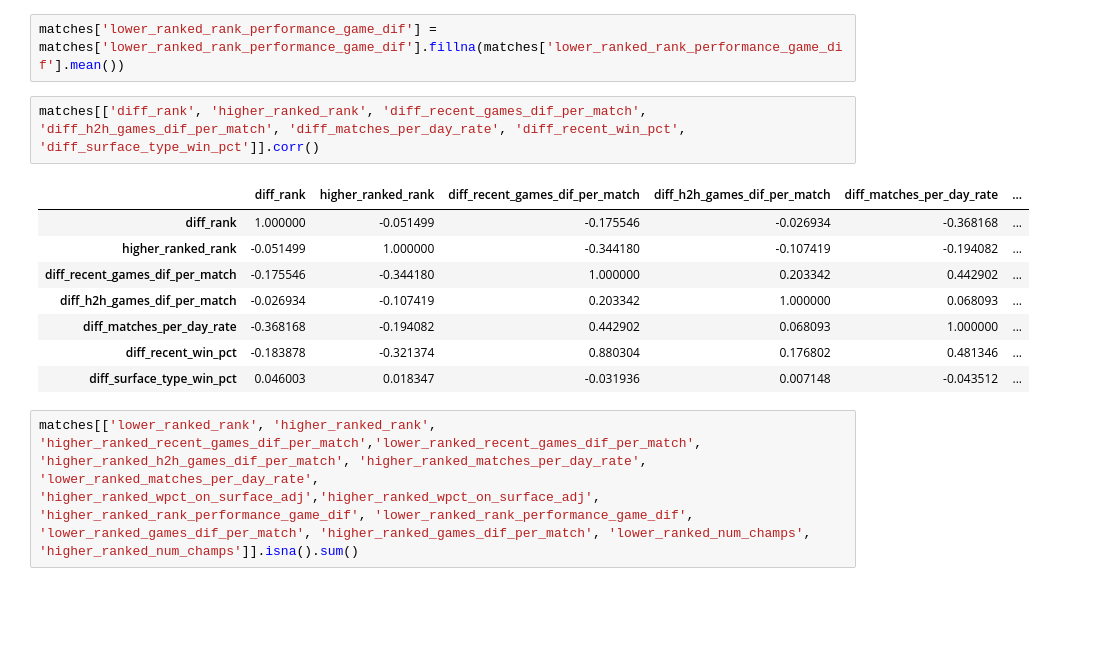
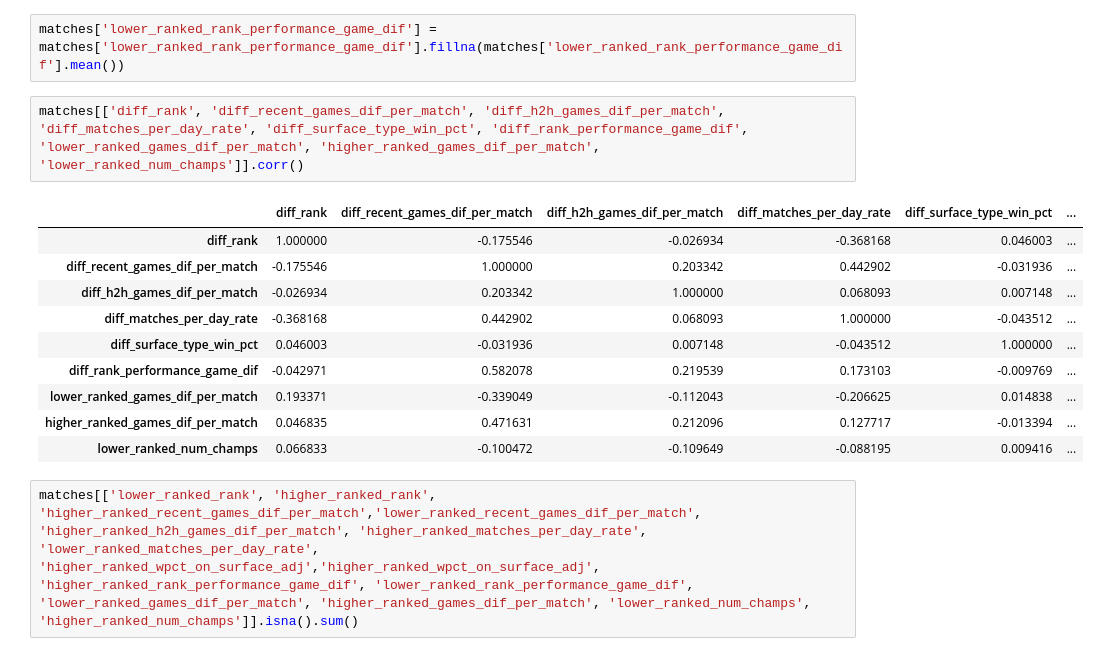
Before and after one commit to rielaben/Tennis_Modeling, a Jupyter notebook: train_test_model.ipynb, the cells around one changed output. Cells and saved outputs as stored; diff of their text form; blank space fills up the shorter version.

```diff
--- a/train_test_model.ipynb
+++ b/train_test_model.ipynb
@@ -74,16 +74,18 @@ matches['higher_ranked_rank_performance_game_dif'] = matches['higher_ranked_rank
 # %%
 matches['lower_ranked_rank_performance_game_dif'] = matches['lower_ranked_rank_performance_game_dif'].fillna(matches['lower_ranked_rank_performance_game_dif'].mean())
 # %%
-matches[['diff_rank', 'higher_ranked_rank', 'diff_recent_games_dif_per_match', 'diff_h2h_games_dif_per_match', 'diff_matches_per_day_rate', 'diff_recent_win_pct', 'diff_surface_type_win_pct']].corr()
+matches[['diff_rank', 'diff_recent_games_dif_per_match', 'diff_h2h_games_dif_per_match', 'diff_matches_per_day_rate', 'diff_surface_type_win_pct', 'diff_rank_performance_game_dif', 'lower_ranked_games_dif_per_match', 'higher_ranked_games_dif_per_match', 'lower_ranked_num_champs']].corr()
 # %% [output]
-|  | diff_rank | higher_ranked_rank | diff_recent_games_dif_per_match | diff_h2h_games_dif_per_match | diff_matches_per_day_rate | ... |
-| diff_rank | 1.000000 | -0.051499 | -0.175546 | -0.026934 | -0.368168 | ... |
-| higher_ranked_rank | -0.051499 | 1.000000 | -0.344180 | -0.107419 | -0.194082 | ... |
-| diff_recent_games_dif_per_match | -0.175546 | -0.344180 | 1.000000 | 0.203342 | 0.442902 | ... |
-| diff_h2h_games_dif_per_match | -0.026934 | -0.107419 | 0.203342 | 1.000000 | 0.068093 | ... |
-| diff_matches_per_day_rate | -0.368168 | -0.194082 | 0.442902 | 0.068093 | 1.000000 | ... |
-| diff_recent_win_pct | -0.183878 | -0.321374 | 0.880304 | 0.176802 | 0.481346 | ... |
-| diff_surface_type_win_pct | 0.046003 | 0.018347 | -0.031936 | 0.007148 | -0.043512 | ... |
+|  | diff_rank | diff_recent_games_dif_per_match | diff_h2h_games_dif_per_match | diff_matches_per_day_rate | diff_surface_type_win_pct | ... |
+| diff_rank | 1.000000 | -0.175546 | -0.026934 | -0.368168 | 0.046003 | ... |
+| diff_recent_games_dif_per_match | -0.175546 | 1.000000 | 0.203342 | 0.442902 | -0.031936 | ... |
+| diff_h2h_games_dif_per_match | -0.026934 | 0.203342 | 1.000000 | 0.068093 | 0.007148 | ... |
+| diff_matches_per_day_rate | -0.368168 | 0.442902 | 0.068093 | 1.000000 | -0.043512 | ... |
+| diff_surface_type_win_pct | 0.046003 | -0.031936 | 0.007148 | -0.043512 | 1.000000 | ... |
+| diff_rank_performance_game_dif | -0.042971 | 0.582078 | 0.219539 | 0.173103 | -0.009769 | ... |
+| lower_ranked_games_dif_per_match | 0.193371 | -0.339049 | -0.112043 | -0.206625 | 0.014838 | ... |
+| higher_ranked_games_dif_per_match | 0.046835 | 0.471631 | 0.212096 | 0.127717 | -0.013394 | ... |
+| lower_ranked_num_champs | 0.066833 | -0.100472 | -0.109649 | -0.088195 | 0.009416 | ... |
 # %%
 matches[['lower_ranked_rank', 'higher_ranked_rank', 'higher_ranked_recent_games_dif_per_match','lower_ranked_recent_games_dif_per_match', 'higher_ranked_h2h_games_dif_per_match', 'higher_ranked_matches_per_day_rate', 'lower_ranked_matches_per_day_rate', 'higher_ranked_wpct_on_surface_adj','higher_ranked_wpct_on_surface_adj', 'higher_ranked_rank_performance_game_dif', 'lower_ranked_rank_performance_game_dif', 'lower_ranked_games_dif_per_match', 'higher_ranked_games_dif_per_match', 'lower_ranked_num_champs', 'higher_ranked_num_champs']].isna().sum()
 # %% [output]
```
Also changed, not shown: parts of 1 cell of this notebook.
